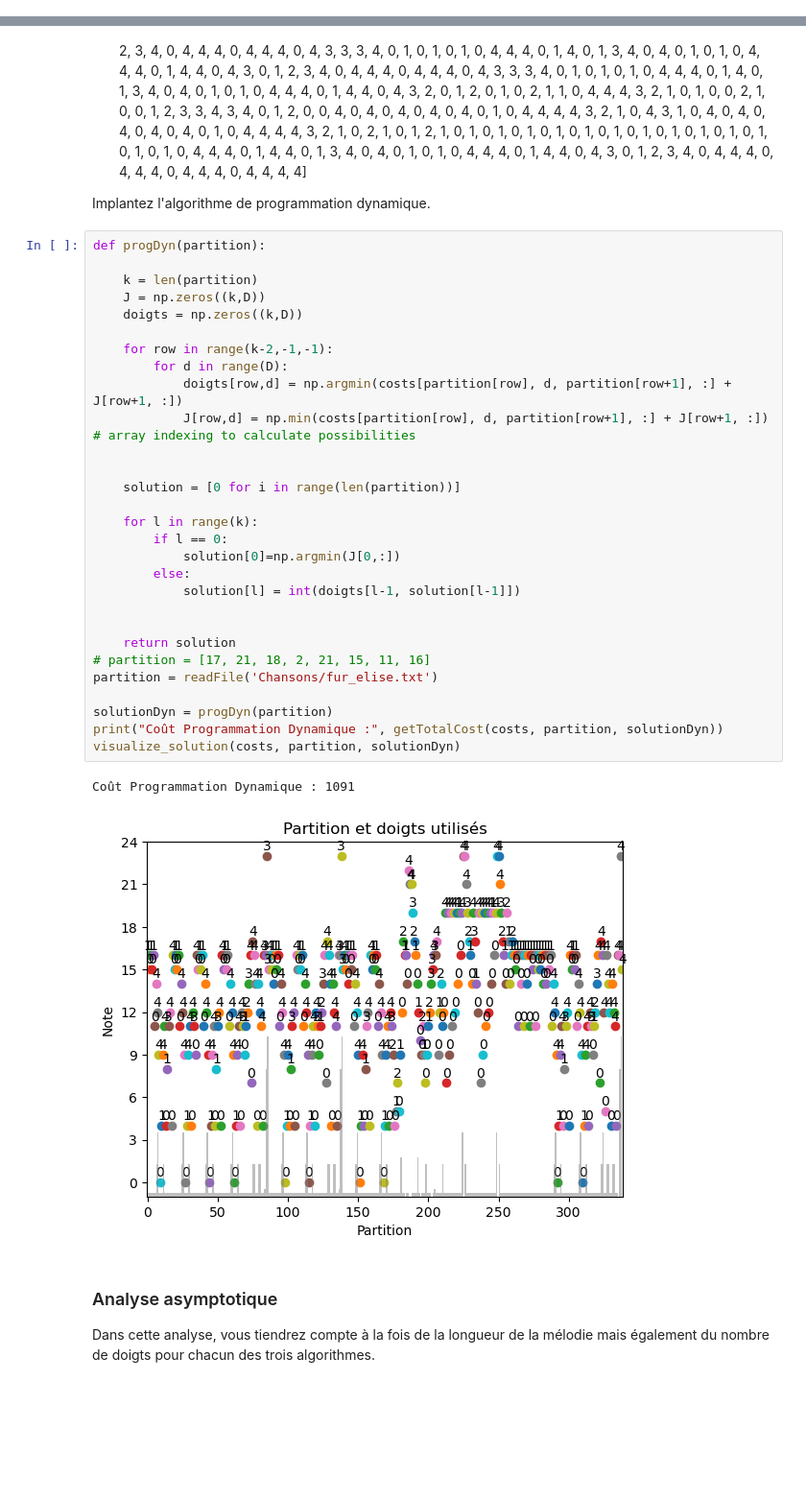
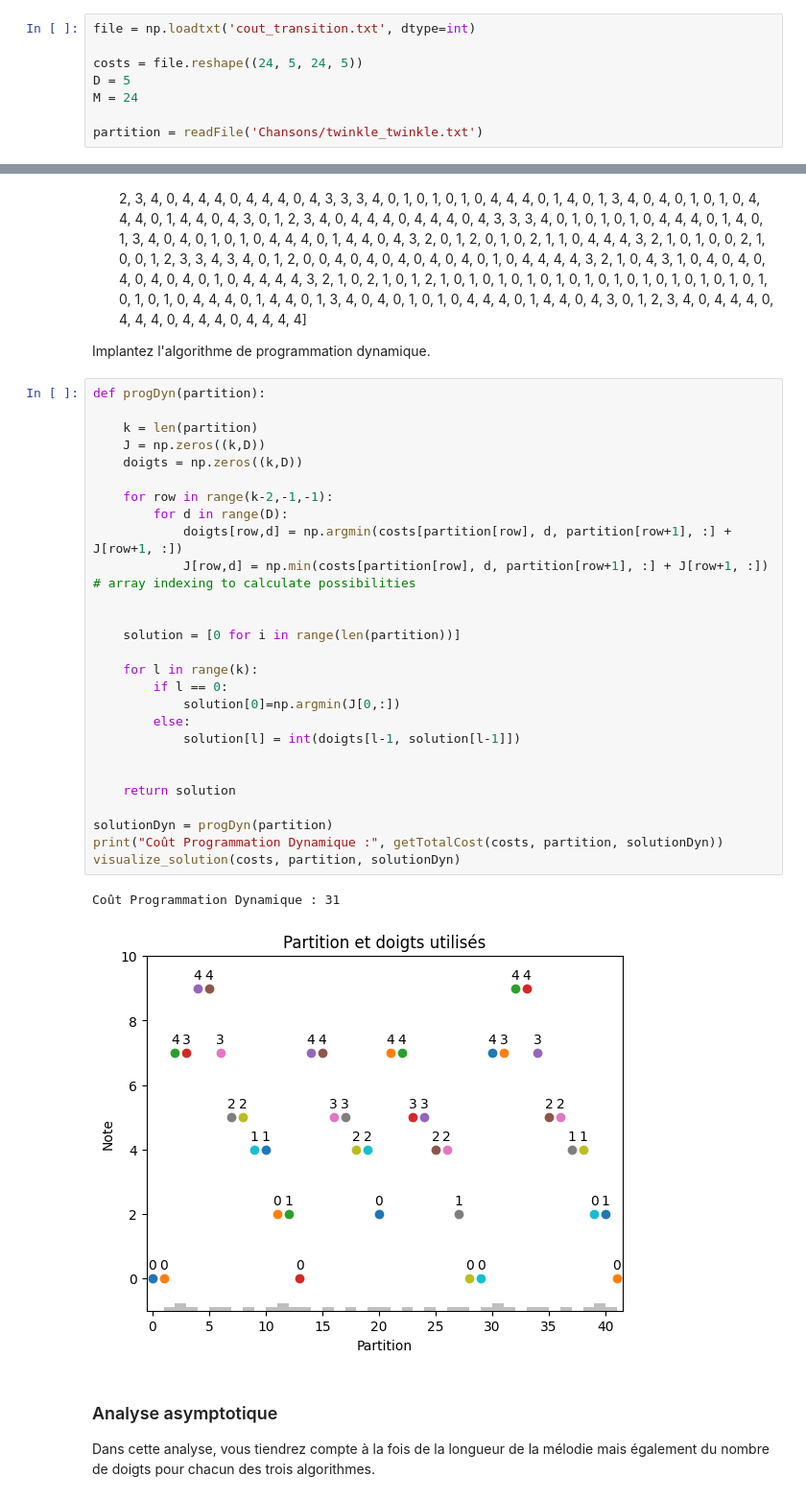
Before and after one commit to Za4khnissi/INF8775, a Jupyter notebook: TP2-H24/TP2-H24.ipynb, the cells around one changed output, grey strips where cells are left out. Shown: that part at 96% size. Drawn from its saved outputs; the diff is of its cells as text; blank space fills up the shorter version.

```diff
--- a/TP2-H24/TP2-H24.ipynb
+++ b/TP2-H24/TP2-H24.ipynb
@@ -277,6 +270,14 @@ doigt précédent d et la transition de la note i vers la note j, le choix glout
 minimise C(i, d, j, d’).
 
 Tentez de rendre votre implantation la plus performante possible en évitant des calculs inutiles.
+# %%
+file = np.loadtxt('cout_transition.txt', dtype=int)
+
+costs = file.reshape((24, 5, 24, 5))
+D = 5
+M = 24
+
+partition = readFile('Chansons/twinkle_twinkle.txt')
 # %%
 def glouton(partition):
     solution = [0 for i in range(len(partition))]
@@ -368,35 +415,33 @@ Implantez l'algorithme de programmation dynamique.
 # %%
 def progDyn(partition):
 
     k = len(partition)
     J = np.zeros((k,D))
     doigts = np.zeros((k,D))
 
     for row in range(k-2,-1,-1):
         for d in range(D):
             doigts[row,d] = np.argmin(costs[partition[row], d, partition[row+1], :] + J[row+1, :])
             J[row,d] = np.min(costs[partition[row], d, partition[row+1], :] + J[row+1, :]) # array indexing to calculate possibilities
 
 
     solution = [0 for i in range(len(partition))]
 
     for l in range(k):
         if l == 0:
             solution[0]=np.argmin(J[0,:])
         else:
             solution[l] = int(doigts[l-1, solution[l-1]])
 
 
     return solution
-# partition = [17, 21, 18, 2, 21, 15, 11, 16]
-partition = readFile('Chansons/fur_elise.txt')
 
 solutionDyn = progDyn(partition)
 print("Coût Programmation Dynamique :", getTotalCost(costs, partition, solutionDyn))
 visualize_solution(costs, partition, solutionDyn)
 # %% [output]
-Coût Programmation Dynamique : 1091
+Coût Programmation Dynamique : 31
-[figure, old version]
+[figure, new version]
 # %% [markdown]
 ### Analyse asymptotique
 
```
Also changed, not shown: parts of 22 cells of this notebook.
